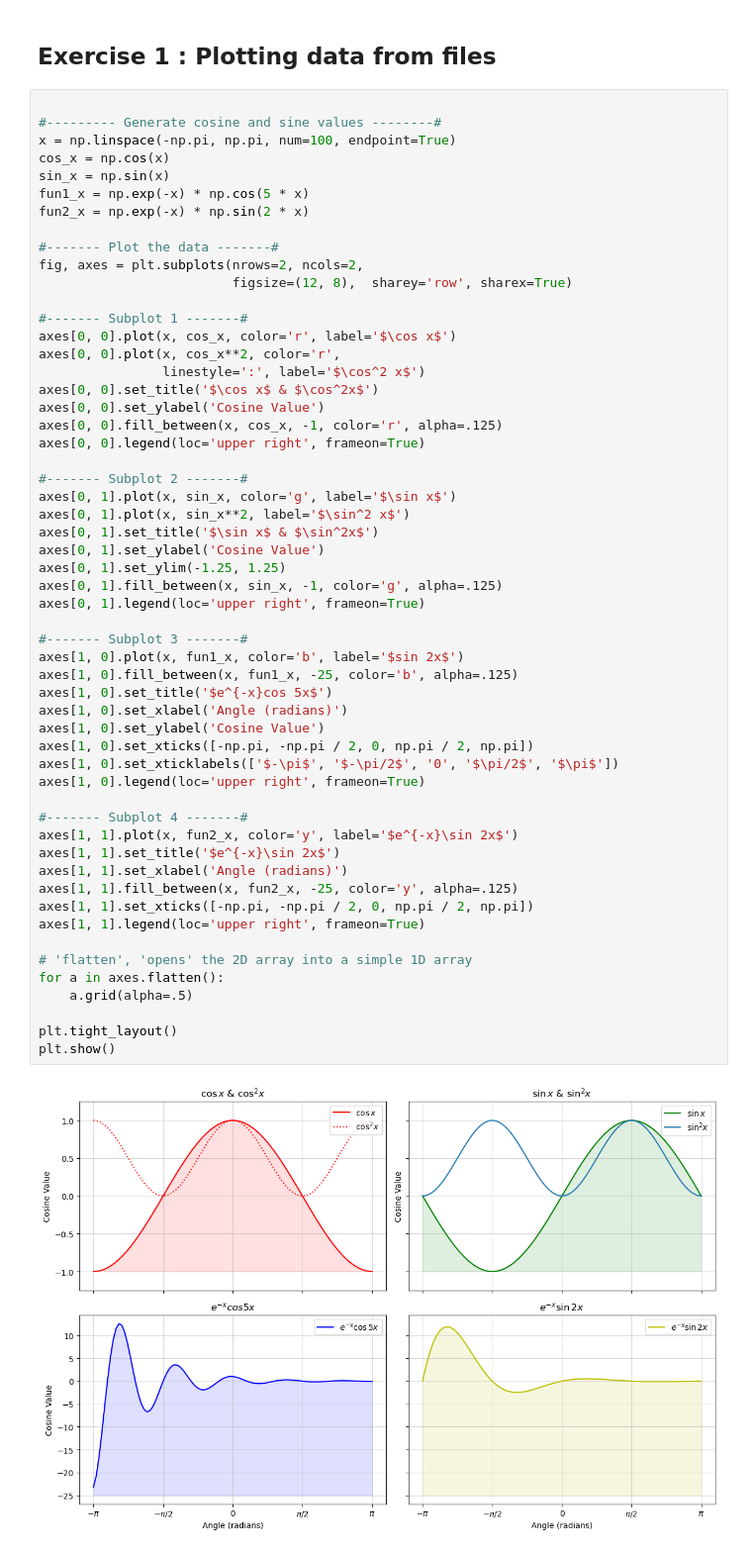
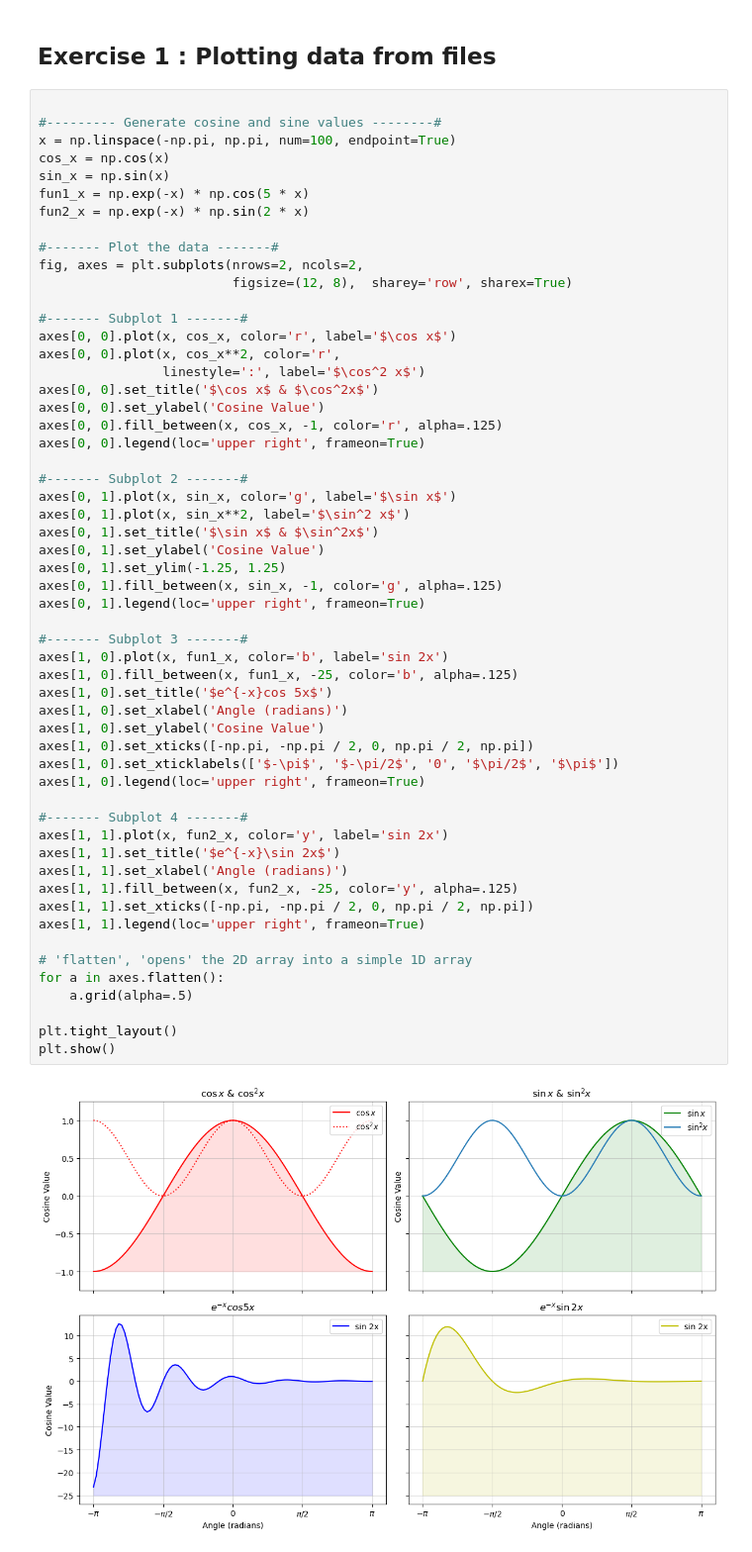
Before and after one commit to SPS-SP2273/learning-portfolio-Ting203, a Jupyter notebook: plotting/plotting_(good).ipynb, the cells around one changed output. Shown: that part at 99% size. Drawn from its saved outputs; the diff is of its cells as text.

```diff
--- a/plotting/plotting_(good).ipynb
+++ b/plotting/plotting_(good).ipynb
@@ -337,33 +337,33 @@ axes[0, 1].plot(x, sin_x, color='g', label='$\sin x$')
 axes[0, 1].plot(x, sin_x**2, label='$\sin^2 x$')
 axes[0, 1].set_title('$\sin x$ & $\sin^2x$')
 axes[0, 1].set_ylabel('Cosine Value')
 axes[0, 1].set_ylim(-1.25, 1.25)
 axes[0, 1].fill_between(x, sin_x, -1, color='g', alpha=.125)
 axes[0, 1].legend(loc='upper right', frameon=True)
 
 #------- Subplot 3 -------#
-axes[1, 0].plot(x, fun1_x, color='b', label='$sin 2x$')
+axes[1, 0].plot(x, fun1_x, color='b', label='sin 2x')
 axes[1, 0].fill_between(x, fun1_x, -25, color='b', alpha=.125)
 axes[1, 0].set_title('$e^{-x}cos 5x$')
 axes[1, 0].set_xlabel('Angle (radians)')
 axes[1, 0].set_ylabel('Cosine Value')
 axes[1, 0].set_xticks([-np.pi, -np.pi / 2, 0, np.pi / 2, np.pi])
 axes[1, 0].set_xticklabels(['$-\pi$', '$-\pi/2$', '0', '$\pi/2$', '$\pi$'])
 axes[1, 0].legend(loc='upper right', frameon=True)
 
 #------- Subplot 4 -------#
-axes[1, 1].plot(x, fun2_x, color='y', label='$e^{-x}\sin 2x$')
+axes[1, 1].plot(x, fun2_x, color='y', label='sin 2x')
 axes[1, 1].set_title('$e^{-x}\sin 2x$')
 axes[1, 1].set_xlabel('Angle (radians)')
 axes[1, 1].fill_between(x, fun2_x, -25, color='y', alpha=.125)
 axes[1, 1].set_xticks([-np.pi, -np.pi / 2, 0, np.pi / 2, np.pi])
 axes[1, 1].legend(loc='upper right', frameon=True)
 
 # 'flatten', 'opens' the 2D array into a simple 1D array
 for a in axes.flatten():
     a.grid(alpha=.5)
 
 plt.tight_layout()
 plt.show()
 # %% [output]
-[figure, old version]
+[figure, new version]
```
